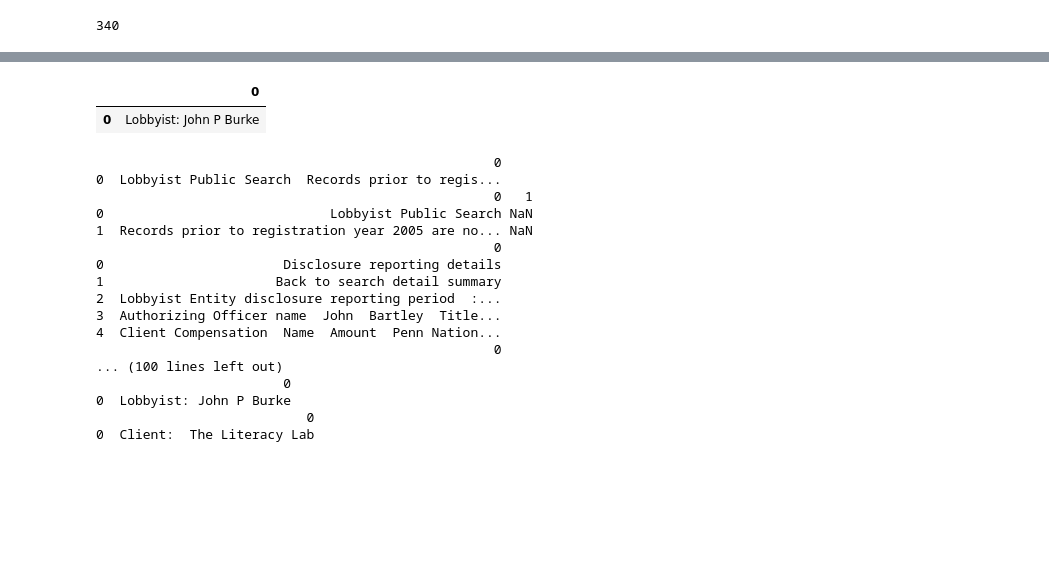
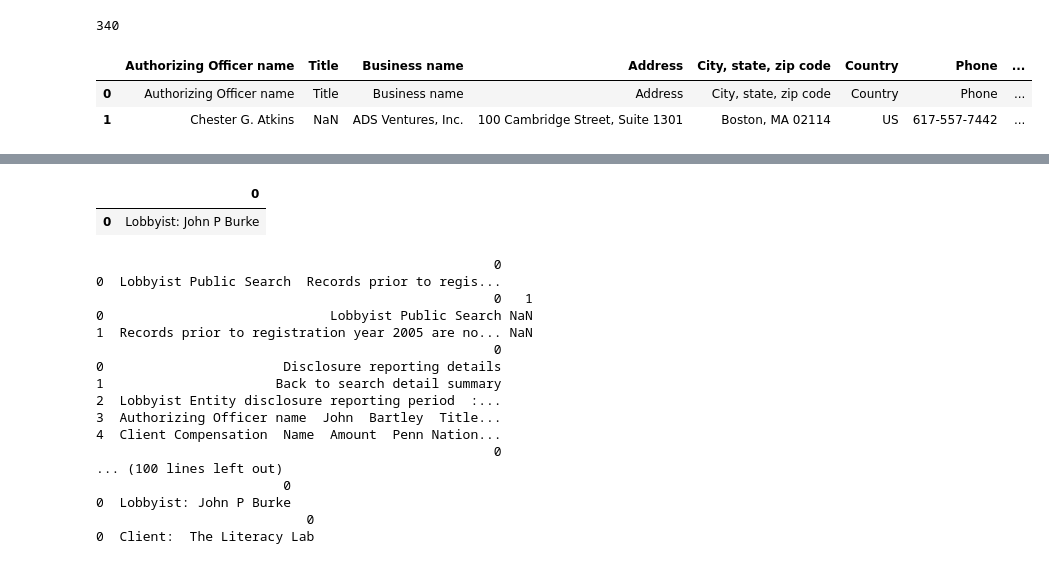
Before and after one commit to ren0nie0/advocacy-maps, a Jupyter notebook: lobbying/notebooks/lobbydoodles.ipynb, the cells around one changed output, grey strips where cells are left out. Saved outputs shown, nothing was run; the diff lists cells and outputs as text; code cells hidden in the pictures; blank space fills up the shorter version.

```diff
--- a/lobbying/notebooks/lobbydoodles.ipynb
+++ b/lobbying/notebooks/lobbydoodles.ipynb
@@ -252,6 +254,14 @@ soup = bs(test_htmls[6],'html.parser')
 some_tables = soup.find_all('tr', {'style': 'vertical-align: top'})
 table = some_tables[0]
 dfs = pd.read_html(soup.prettify())
+# %%
+header = dfs[5].transpose()
+header.columns = header.iloc[0]
+header
+# %% [output]
+|  | Authorizing Officer name | Title | Business name | Address | City, state, zip code | Country | Phone | ... |
+| 0 | Authorizing Officer name | Title | Business name | Address | City, state, zip code | Country | Phone | ... |
+| 1 | Chester G. Atkins | NaN | ADS Ventures, Inc. | 100 Cambridge Street, Suite 1301 | Boston, MA 02114 | US | 617-557-7442 | ... |
 # %%
 table = dfs[5][0:7].transpose()
 table.columns = table.iloc[0]
```
Also changed, not shown: parts of 1 cell of this notebook, 1 other file.
